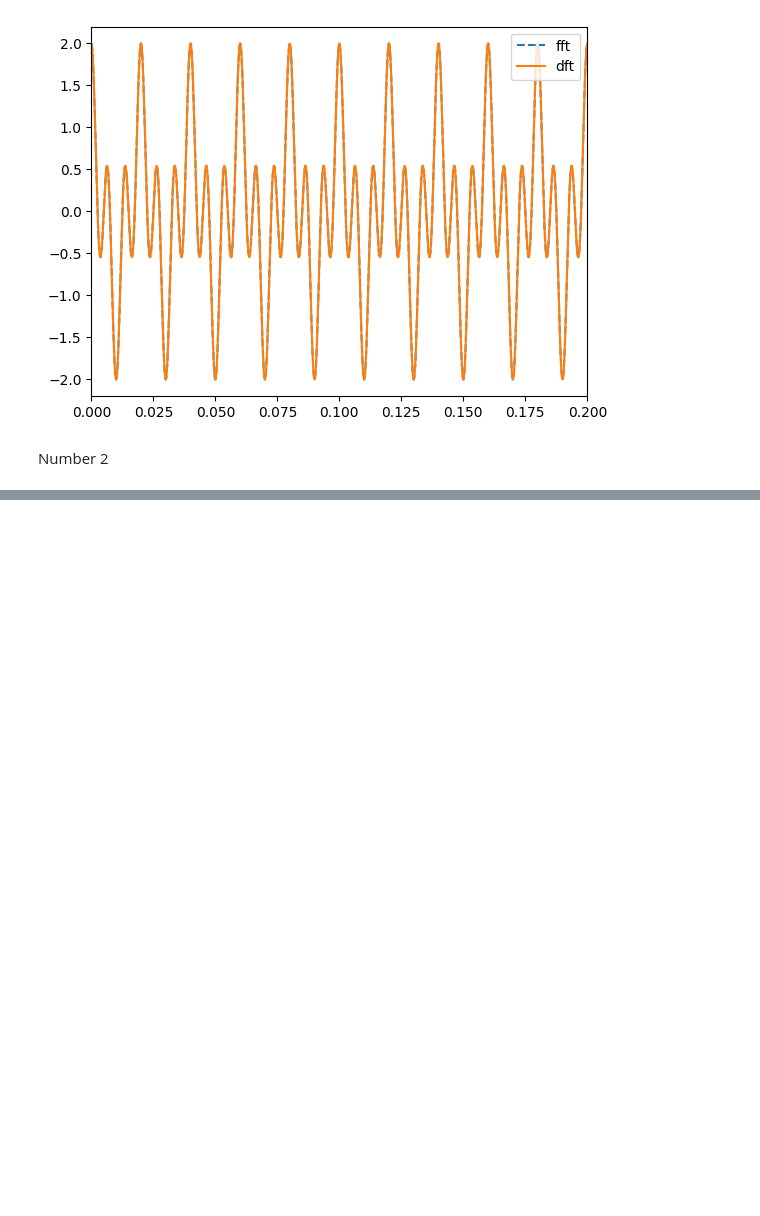
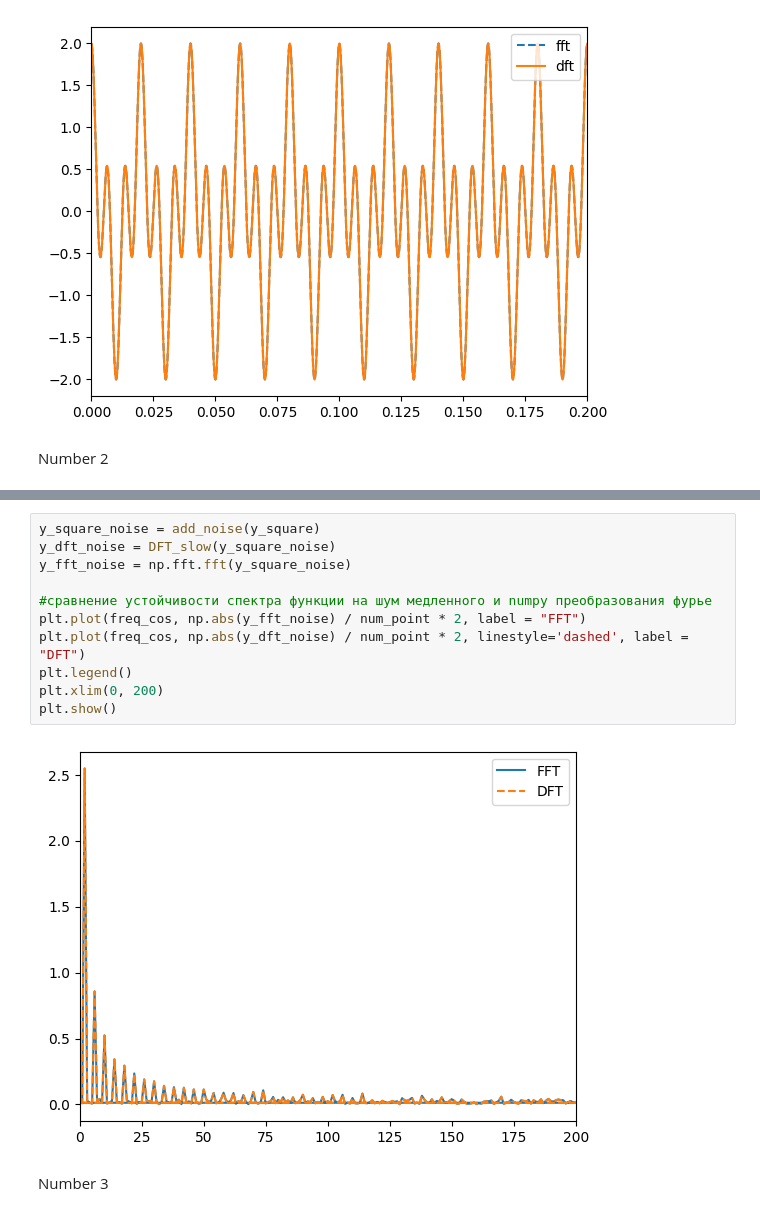
Before and after one commit to NikitaGoltsev/Digital_signals, a Jupyter notebook: lab2.ipynb, the cells around one changed output, grey strips where cells are left out. Drawn from its saved outputs; the diff is of its cells as text; blank space fills up the shorter version.

```diff
--- a/lab2.ipynb
+++ b/lab2.ipynb
@@ -63,0 +116,15 @@ Number 2
+# %%
+y_square_noise = add_noise(y_square)
+y_dft_noise = DFT_slow(y_square_noise)
+y_fft_noise = np.fft.fft(y_square_noise)
+
+#сравнение устойчивости спектра функции на шум медленного и numpy преобразования фурье
+plt.plot(freq_cos, np.abs(y_fft_noise) / num_point * 2, label = "FFT")
+plt.plot(freq_cos, np.abs(y_dft_noise) / num_point * 2, linestyle='dashed', label = "DFT")
+plt.legend()
+plt.xlim(0, 200)
+plt.show()
+# %% [output]
+[figure, added]
+# %% [markdown]
+Number 3
```
Also changed, not shown: parts of 6 cells of this notebook.
